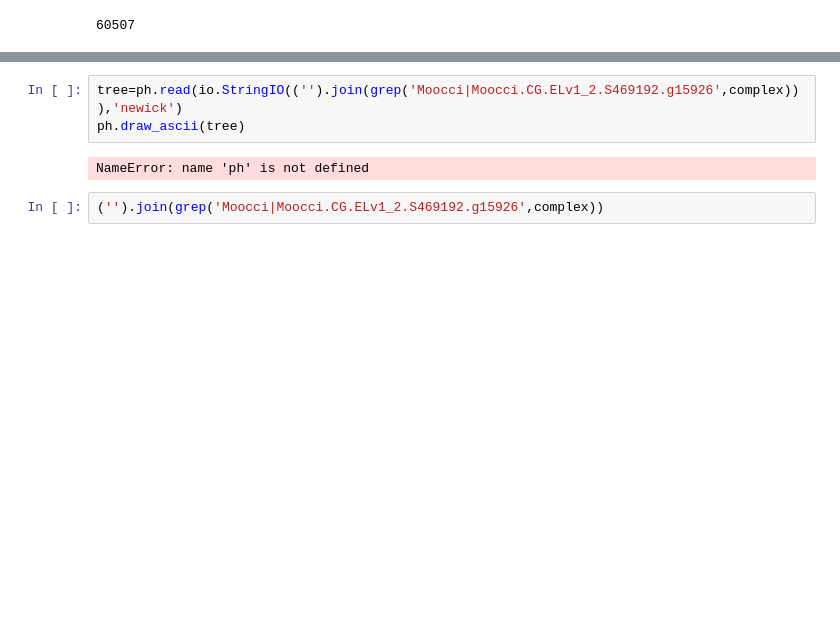
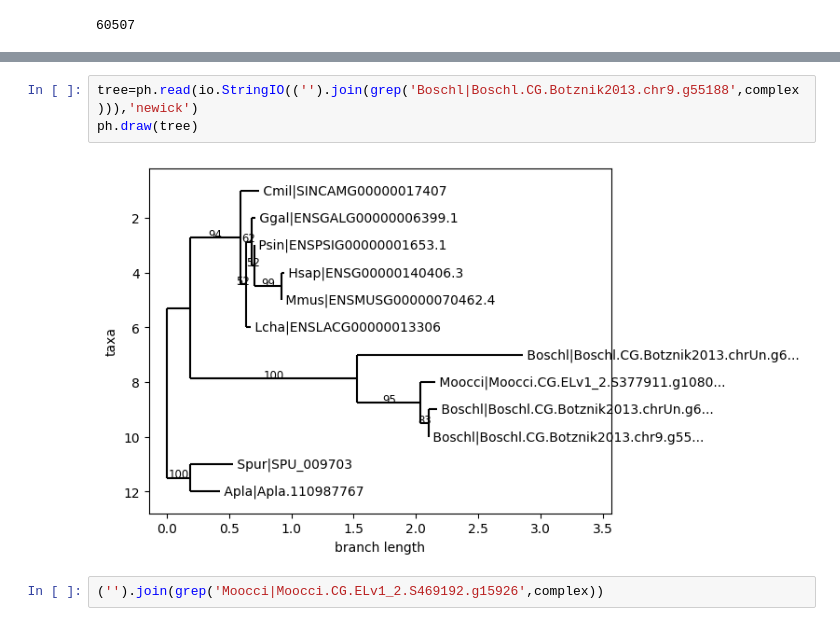
Before and after one commit to MaximeParizot/AscNames, a Jupyter notebook: parsearbre.ipynb, the cells around one changed output, grey strips where cells are left out. Cells and saved outputs as stored; diff of their text form; blank space fills up the shorter version.

```diff
--- a/parsearbre.ipynb
+++ b/parsearbre.ipynb
@@ -115,8 +131,8 @@ with open(complex) as c:
 # %%
-tree=ph.read(io.StringIO(('').join(grep('Moocci|Moocci.CG.ELv1_2.S469192.g15926',complex))),'newick')
-ph.draw_ascii(tree)
+tree=ph.read(io.StringIO(('').join(grep('Boschl|Boschl.CG.Botznik2013.chr9.g55188',complex))),'newick')
+ph.draw(tree)
 # %% [output]
-NameError: name 'ph' is not defined
+[figure, added]
 # %%
 ('').join(grep('Moocci|Moocci.CG.ELv1_2.S469192.g15926',complex))
 # %% [output]
```
Also changed, not shown: parts of 9 cells of this notebook, 3 other files.
